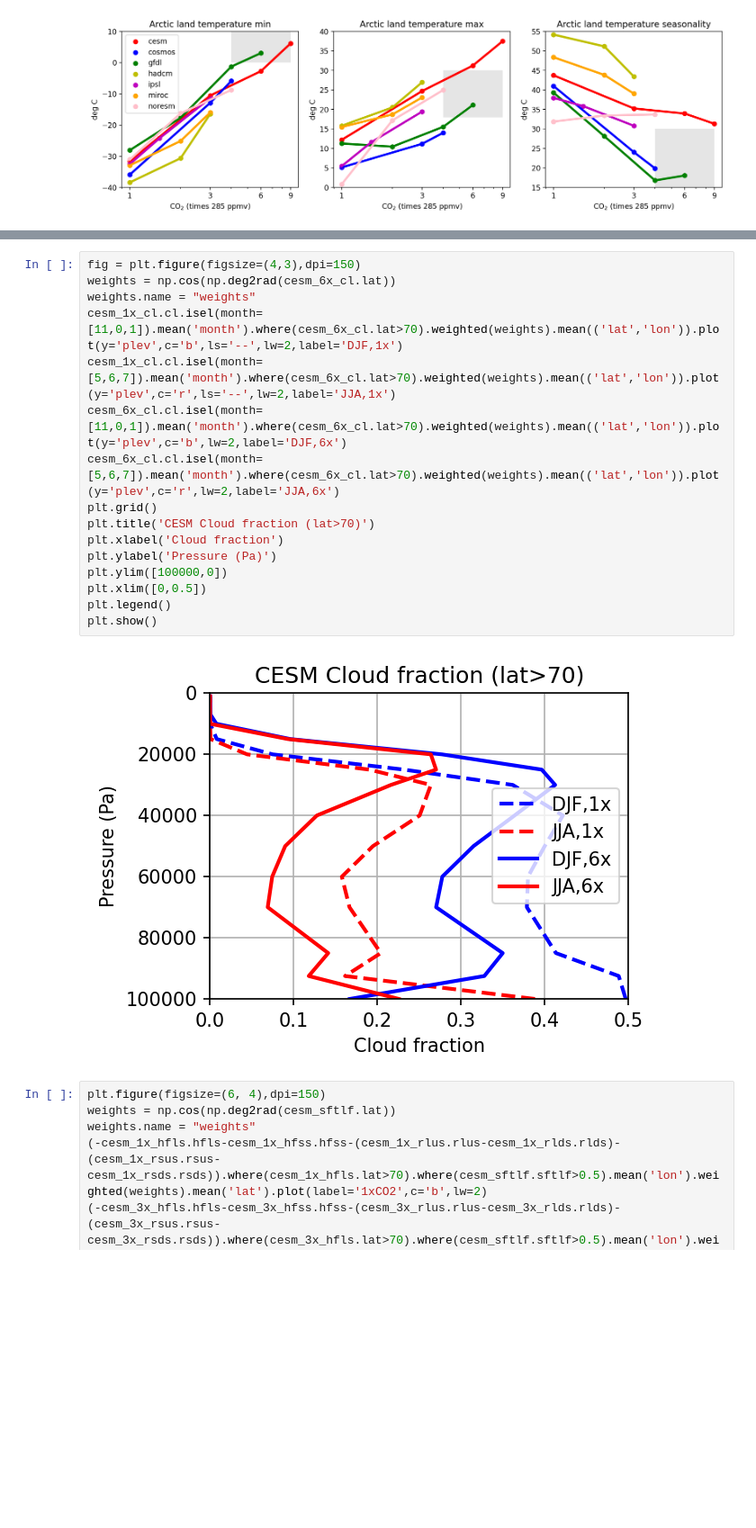
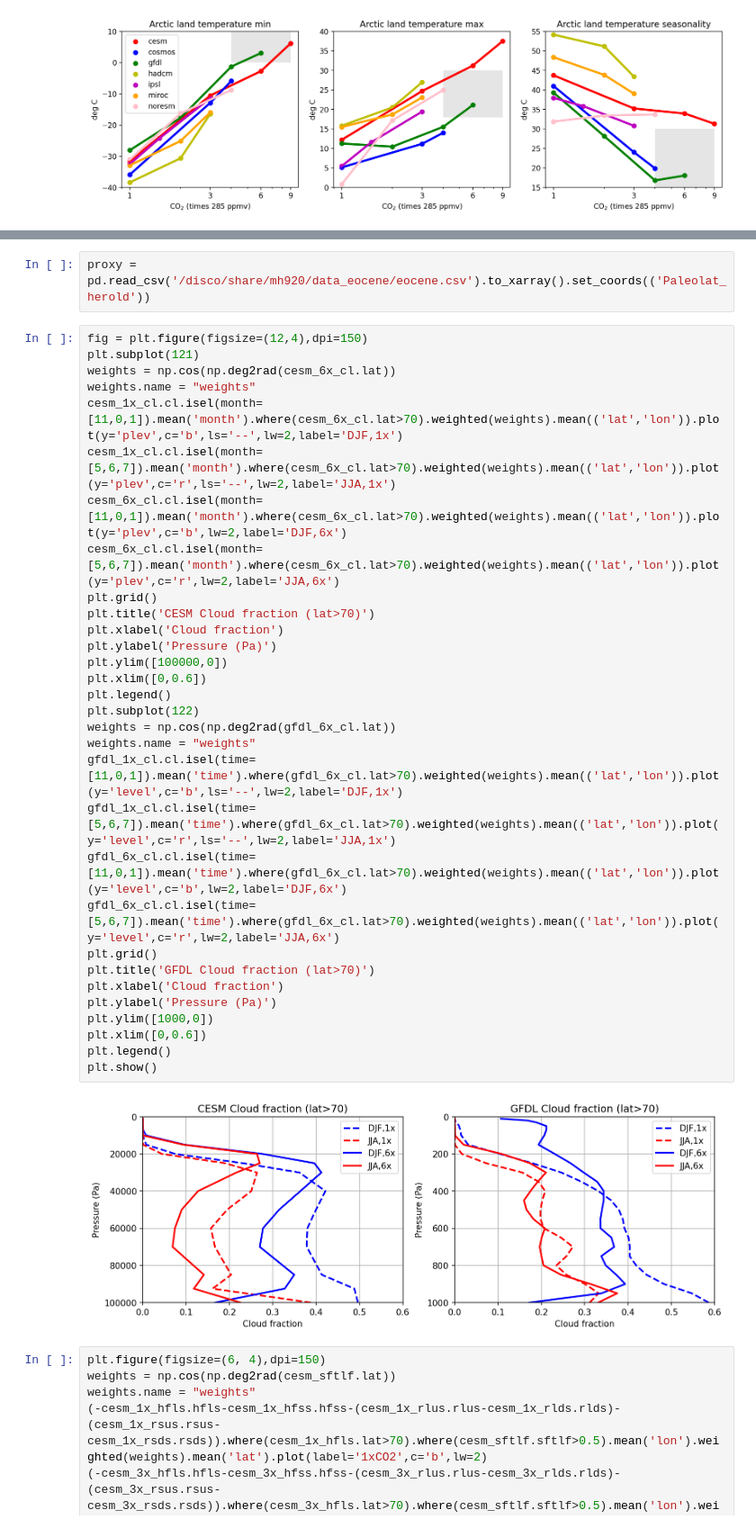
Before and after one commit to matthewjhenry/eocene, a Jupyter notebook: eocene_deepmip.ipynb, the cells around one changed output, grey strips where cells are left out. Shown at 90% size. Cells and saved outputs as stored; diff of their text form; blank space fills up the shorter version.

```diff
--- a/eocene_deepmip.ipynb
+++ b/eocene_deepmip.ipynb
@@ -536,21 +562,38 @@ No handles with labels found to put in legend.
+# %%
+proxy = pd.read_csv('/disco/share/mh920/data_eocene/eocene.csv').to_xarray().set_coords(('Paleolat_herold'))
 # %%
-fig = plt.figure(figsize=(4,3),dpi=150)
+fig = plt.figure(figsize=(12,4),dpi=150)
+plt.subplot(121)
 weights = np.cos(np.deg2rad(cesm_6x_cl.lat))
 weights.name = "weights"
 cesm_1x_cl.cl.isel(month=[11,0,1]).mean('month').where(cesm_6x_cl.lat>70).weighted(weights).mean(('lat','lon')).plot(y='plev',c='b',ls='--',lw=2,label='DJF,1x')
 cesm_1x_cl.cl.isel(month=[5,6,7]).mean('month').where(cesm_6x_cl.lat>70).weighted(weights).mean(('lat','lon')).plot(y='plev',c='r',ls='--',lw=2,label='JJA,1x')
 cesm_6x_cl.cl.isel(month=[11,0,1]).mean('month').where(cesm_6x_cl.lat>70).weighted(weights).mean(('lat','lon')).plot(y='plev',c='b',lw=2,label='DJF,6x')
 cesm_6x_cl.cl.isel(month=[5,6,7]).mean('month').where(cesm_6x_cl.lat>70).weighted(weights).mean(('lat','lon')).plot(y='plev',c='r',lw=2,label='JJA,6x')
 plt.grid()
 plt.title('CESM Cloud fraction (lat>70)')
 plt.xlabel('Cloud fraction')
 plt.ylabel('Pressure (Pa)')
 plt.ylim([100000,0])
-plt.xlim([0,0.5])
+plt.xlim([0,0.6])
+plt.legend()
+plt.subplot(122)
+weights = np.cos(np.deg2rad(gfdl_6x_cl.lat))
+weights.name = "weights"
+gfdl_1x_cl.cl.isel(time=[11,0,1]).mean('time').where(gfdl_6x_cl.lat>70).weighted(weights).mean(('lat','lon')).plot(y='level',c='b',ls='--',lw=2,label='DJF,1x')
+gfdl_1x_cl.cl.isel(time=[5,6,7]).mean('time').where(gfdl_6x_cl.lat>70).weighted(weights).mean(('lat','lon')).plot(y='level',c='r',ls='--',lw=2,label='JJA,1x')
+gfdl_6x_cl.cl.isel(time=[11,0,1]).mean('time').where(gfdl_6x_cl.lat>70).weighted(weights).mean(('lat','lon')).plot(y='level',c='b',lw=2,label='DJF,6x')
+gfdl_6x_cl.cl.isel(time=[5,6,7]).mean('time').where(gfdl_6x_cl.lat>70).weighted(weights).mean(('lat','lon')).plot(y='level',c='r',lw=2,label='JJA,6x')
+plt.grid()
+plt.title('GFDL Cloud fraction (lat>70)')
+plt.xlabel('Cloud fraction')
+plt.ylabel('Pressure (Pa)')
+plt.ylim([1000,0])
+plt.xlim([0,0.6])
 plt.legend()
 plt.show()
 # %% [output]
-[figure, old version]
+[figure, new version]
 # %%
 plt.figure(figsize=(6, 4),dpi=150)
 weights = np.cos(np.deg2rad(cesm_sftlf.lat))
```
Also changed, not shown: parts of 19 cells of this notebook.
